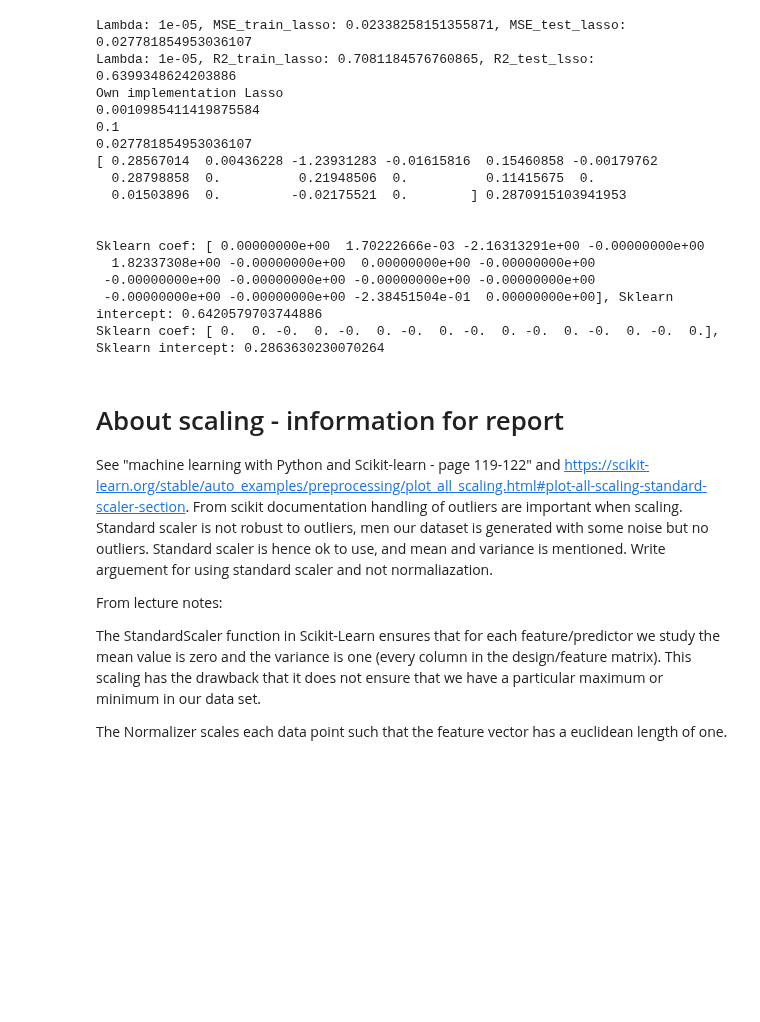
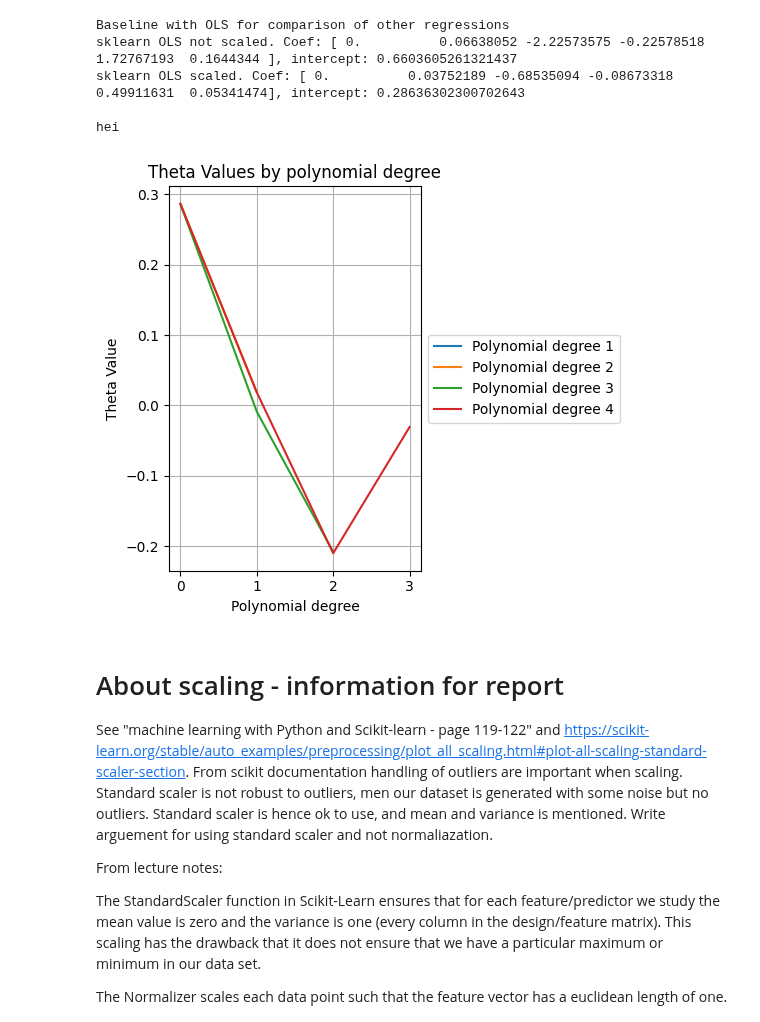
Before and after one commit to johtj/data_analysis_ml_projects, a Jupyter notebook: assignment1/code/assignment1.ipynb, the cells around one changed output. Drawn from its saved outputs; the diff is of its cells as text; code cells hidden in the pictures; blank space fills up the shorter version.

```diff
--- a/assignment1/code/assignment1.ipynb
+++ b/assignment1/code/assignment1.ipynb
@@ -11,7 +13,7 @@ from plotting_exploration import plot_mse,plot_r2,explore_lambda,explore_polynom
 
 n_datapoints = 50 # changed and ran code with different values. Could have been implemented as a list and looped over, but regarded as not necessary.
 standard_deviation = 0.1 # for noise, should we play around with this values as well in analysis?
-p = 15 # polynomial degree
+p = 5 # polynomial degree
 
 lambda_range = (-1,-5) # range of lambda values for np.log
 lambda_n = 50 # number lambda values to explore
@@ -30,6 +32,8 @@ use_intercept = True
 # create plots or not
 create_plots = False
 
+verbose_bool = False
+
 np.random.seed(250)  # ensure reproducibility
 
 # generating data without noise
@@ -53,69 +57,75 @@ X = polynomial_features(x, p,intercept=use_intercept) # intercept=True gives int
 X_train, X_test, y_train, y_test = train_test_split(X, y, test_size=0.2)
 X_train_scaled, X_test_scaled = scale_features_by_intercept_use(X_train, X_test, use_intercept)
 
+# Calcualte OLS with sklearn as baseline values of intercept and theta
+# Compare other regression results to this
+ols_model_not_scaled = LinearRegression(fit_intercept=use_intercept)
+ols_model_scaled = LinearRegression(fit_intercept=use_intercept)
+ols_sklearn_not_scaled = ols_model_not_scaled.fit(X_train, y_train)
+ols_sklearn_scaled = ols_model_scaled.fit(X_train_scaled, y_train)
+print("Baseline with OLS for comparison of other regressions")
+print(f"sklearn OLS not scaled. Coef: {ols_sklearn_not_scaled.coef_}, intercept: {ols_sklearn_not_scaled.intercept_} ")
+print(f"sklearn OLS scaled. Coef: {ols_sklearn_scaled.coef_}, intercept: {ols_sklearn_scaled.intercept_} \n")
+
+
 # scaled data for features as input
-polynomial_degree, mse_train, mse_test, r2_train, r2_test = explore_polynomial_degree(X_train_scaled, X_test_scaled, y_train, y_test, p, use_intercept=use_intercept)
+polynomial_degree, mse_train, mse_test, r2_train, r2_test, thetas = explore_polynomial_degree(X_train_scaled, X_test_scaled, y_train, y_test, p, use_intercept=use_intercept, verbose=verbose_bool)
 if create_plots:
     plot_mse(n_datapoints, polynomial_degree,"Polynomial degrees", mse_train, mse_test, noise=False)
     plot_r2(n_datapoints, polynomial_degree,"Polynomial degrees", r2_train, r2_test, noise=False)
+# Explore lambdas with Ridge regression - no noise
 
-lambdas, mse_train_ridge, mse_test_ridge, r2_train_ridge, r2_test_ridge = explore_lambda(X_train_scaled, X_test_scaled, y_train, y_test, lambdas_start)
-if create_plots:
+lambdas, mse_train_ridge, mse_test_ridge, r2_train_ridge, r2_test_ridge = explore_lambda(X_train_scaled, X_test_scaled, y_train, y_test, lambdas_start, verbose=verbose_bool)
+if create_plots: #MSE and R2 with no noise
     plot_mse(n_datapoints, lambdas,"Lambda values", mse_train_ridge, mse_test_ridge, noise=False)
     plot_r2(n_datapoints, lambdas,"Lambda values", r2_train_ridge, r2_test_ridge, noise=False)
 
+# Plot theta values as function if polynomial degree
+#               ------>   should we use with or without noise?
+plot_theta_by_polynomials(thetas)
 
-# With noise
+# OLS with noise
 # creating design matrix with polynomial features: p
 X_noise = polynomial_features(x_noise, p,intercept=use_intercept) # intercept=True gives intercept column = 0 in standard scaler if intercept is True, and hence division by 0. Leaving intercept out since Ridge regression handles this
 
 # test and train dataset, and scaling of X_train and X_test
 X_train_noise, X_test_noise, y_train_noise, y_test_noise = train_test_split(X_noise, y_noise, test_size=0.2)
 X_train_scaled_noise, X_test_scaled_noise = scale_features_by_intercept_use(X_train_noise, X_test_noise, use_intercept)
 
 # scaled data for features as input
-polynomial_degree, mse_train, mse_test, r2_train, r2_test = explore_polynomial_degree(X_train_scaled_noise, X_test_scaled_noise, y_train_noise, y_test_noise, p, use_intercept=use_intercept)
-if create_plots:
+polynomial_degree, mse_train, mse_test, r2_train, r2_test, thetas = explore_polynomial_degree(X_train_scaled_noise, X_test_scaled_noise, y_train_noise, y_test_noise, p, use_intercept=use_intercept, verbose=verbose_bool)
+if create_plots: #MSE and R2 with noise
     plot_mse(n_datapoints, polynomial_degree, "polynomial degrees", mse_train, mse_test, noise=True)
     plot_r2(n_datapoints, polynomial_degree, "polynomial degrees",r2_train, r2_test, noise=True)
 
 
-##################################################
-# Explore lambdas with Ridge regression
-lambdas, mse_train_ridge, mse_test_ridge, r2_train_ridge, r2_test_ridge = explore_lambda(X_train_scaled_noise, X_test_scaled_noise, y_train_noise, y_test_noise, lambdas_start)
+# Explore lambdas with Ridge regression - noise
+lambdas, mse_train_ridge, mse_test_ridge, r2_train_ridge, r2_test_ridge = explore_lambda(X_train_scaled_noise, X_test_scaled_noise, y_train_noise, y_test_noise, lambdas_start, verbose=verbose_bool)
 if create_plots:
     plot_mse(n_datapoints, lambdas,"Lambda values", mse_train_ridge, mse_test_ridge, noise=False)
     plot_r2(n_datapoints, lambdas,"Lambda values", r2_train_ridge, r2_test_ridge, noise=False)
 
 
 
 ##################################################
 # Explore Lasso regression as function of lambdas and learning rate
-verbose_lasso = True
-lasso_grid, lasso_mse_train, lasso_mse_test, lasso_r2_train, lasso_r2_test, mse_values = lasso_grid_search(X_train, X_test, y_train, y_test, lambdas_start, etas, tolerance, max_iterations, use_intercept, verbose=verbose_lasso)
+verbose_lasso = False
+lasso_grid, lasso_mse_train, lasso_mse_test, lasso_r2_train, lasso_r2_test, mse_values = lasso_grid_search(X_train, X_test, y_train, y_test, lambdas_start, etas, tolerance, max_iterations, use_intercept, verbose=verbose_bool)
 if create_plots:
     plot_heatmap_lasso(mse_values, lambda_n, etas)
 # compare with lasso sklearn - use alpha value from own implementation and calculation of lasso, best value
 #                     --------> use lambda_ or learning rate, or a constant? Unsure about the calculated intercept value
-sklearn_lasso_regression(X_train, y_train, lasso_grid['lambda'], use_intercept, max_iterations, tolerance, verbose=verbose_lasso)
-sklearn_lasso_regression(X_train, y_train, lasso_grid['learning_rate'], use_intercept, max_iterations, tolerance, verbose=verbose_lasso)
+if verbose_bool: print('lasso - not scaled')
+sklearn_lasso_regression(X_train, y_train, lasso_grid['lambda'], use_intercept, max_iterations, tolerance, verbose=verbose_bool)
+if verbose_bool: print('lasso - scaled')
+sklearn_lasso_regression(X_train_scaled, y_train, lasso_grid['lambda'], use_intercept, max_iterations, tolerance, verbose=verbose_bool)
 # %% [output]
-Lambda: 1e-05, MSE_train_lasso: 0.02338258151355871, MSE_test_lasso: 0.027781854953036107
-Lambda: 1e-05, R2_train_lasso: 0.7081184576760865, R2_test_lsso: 0.6399348624203886
-Own implementation Lasso
-0.0010985411419875584
-0.1
-0.027781854953036107
-[ 0.28567014  0.00436228 -1.23931283 -0.01615816  0.15460858 -0.00179762
-  0.28798858  0.          0.21948506  0.          0.11415675  0.
-  0.01503896  0.         -0.02175521  0.        ] 0.2870915103941953
+Baseline with OLS for comparison of other regressions
+sklearn OLS not scaled. Coef: [ 0.          0.06638052 -2.22573575 -0.22578518  1.72767193  0.1644344 ], intercept: 0.6603605261321437
+sklearn OLS scaled. Coef: [ 0.          0.03752189 -0.68535094 -0.08673318  0.49911631  0.05341474], intercept: 0.28636302300702643
 
-
-Sklearn coef: [ 0.00000000e+00  1.70222666e-03 -2.16313291e+00 -0.00000000e+00
-  1.82337308e+00 -0.00000000e+00  0.00000000e+00 -0.00000000e+00
- -0.00000000e+00 -0.00000000e+00 -0.00000000e+00 -0.00000000e+00
- -0.00000000e+00 -0.00000000e+00 -2.38451504e-01  0.00000000e+00], Sklearn intercept: 0.6420579703744886
-Sklearn coef: [ 0.  0. -0.  0. -0.  0. -0.  0. -0.  0. -0.  0. -0.  0. -0.  0.], Sklearn intercept: 0.2863630230070264
+hei
+[figure, added]
 # %% [markdown]
 # About scaling - information for report
 
```
Also changed, not shown: parts of 2 cells of this notebook, 8 other files.
